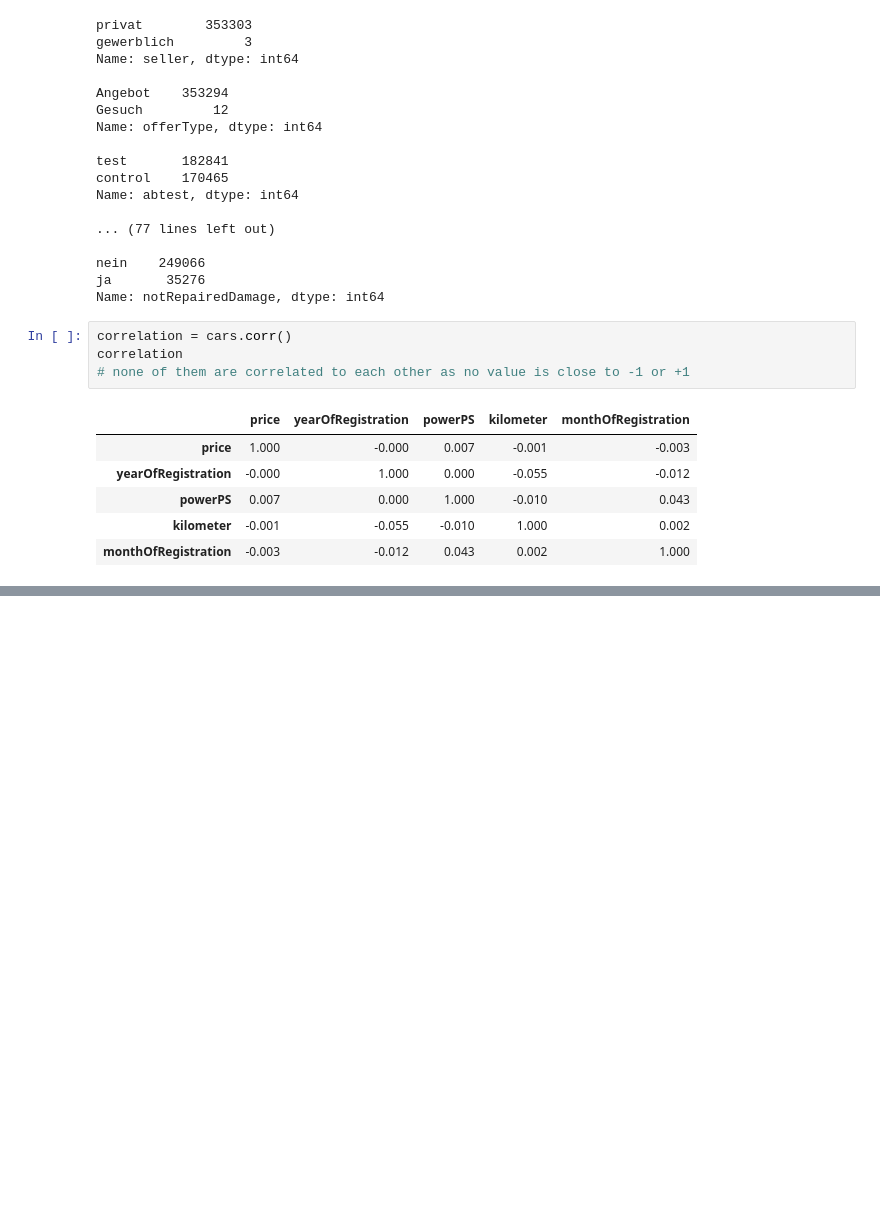
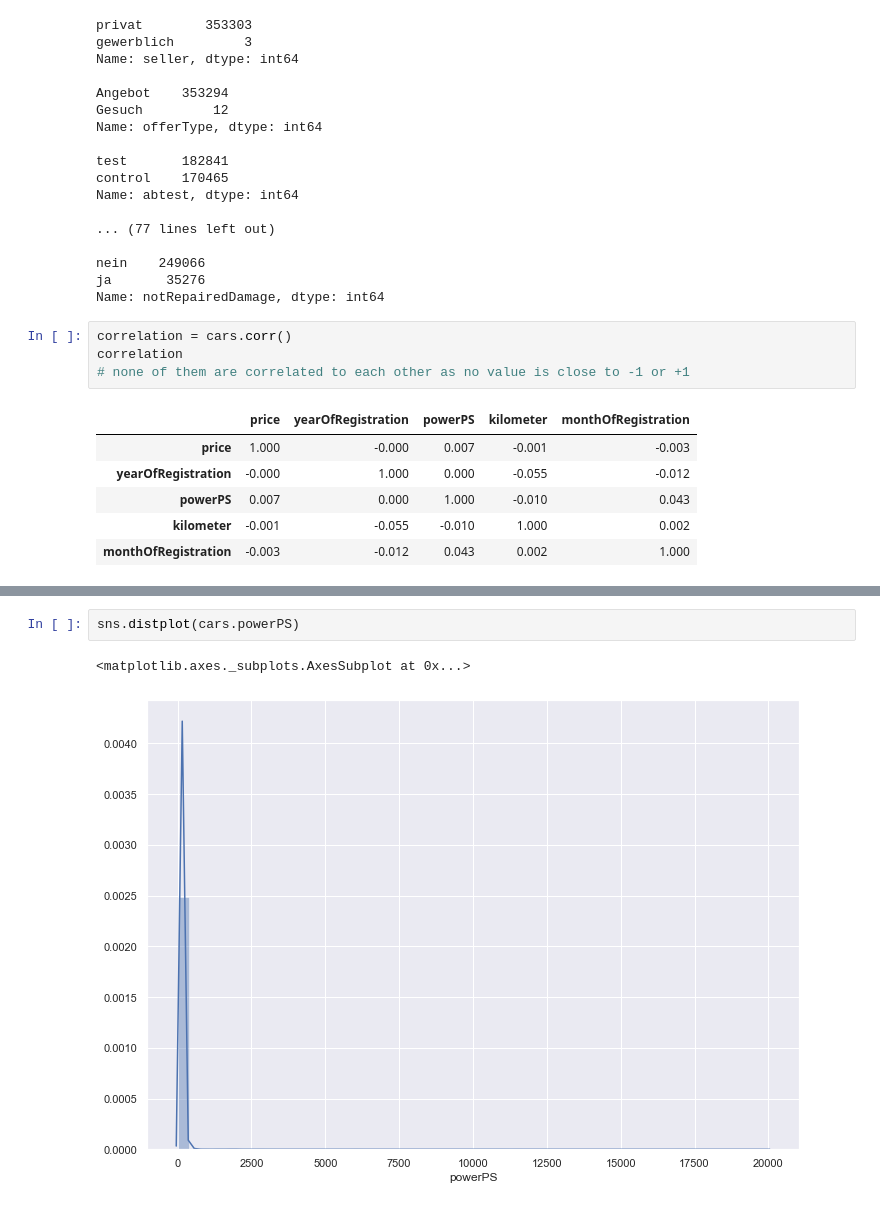
Before and after one commit to ketan9808/ML_Car_price_prediction, a Jupyter notebook: Car_price_prediction.ipynb, the cells around one changed output, grey strips where cells are left out. Cells and saved outputs as stored; diff of their text form; blank space fills up the shorter version.

```diff
--- a/Car_price_prediction.ipynb
+++ b/Car_price_prediction.ipynb
@@ -134,0 +254,5 @@ correlation
+# %%
+sns.distplot(cars.powerPS)
+# %% [output]
+<matplotlib.axes._subplots.AxesSubplot at 0x...>
+[figure, added]
```
Also changed, not shown: parts of 18 cells of this notebook.
